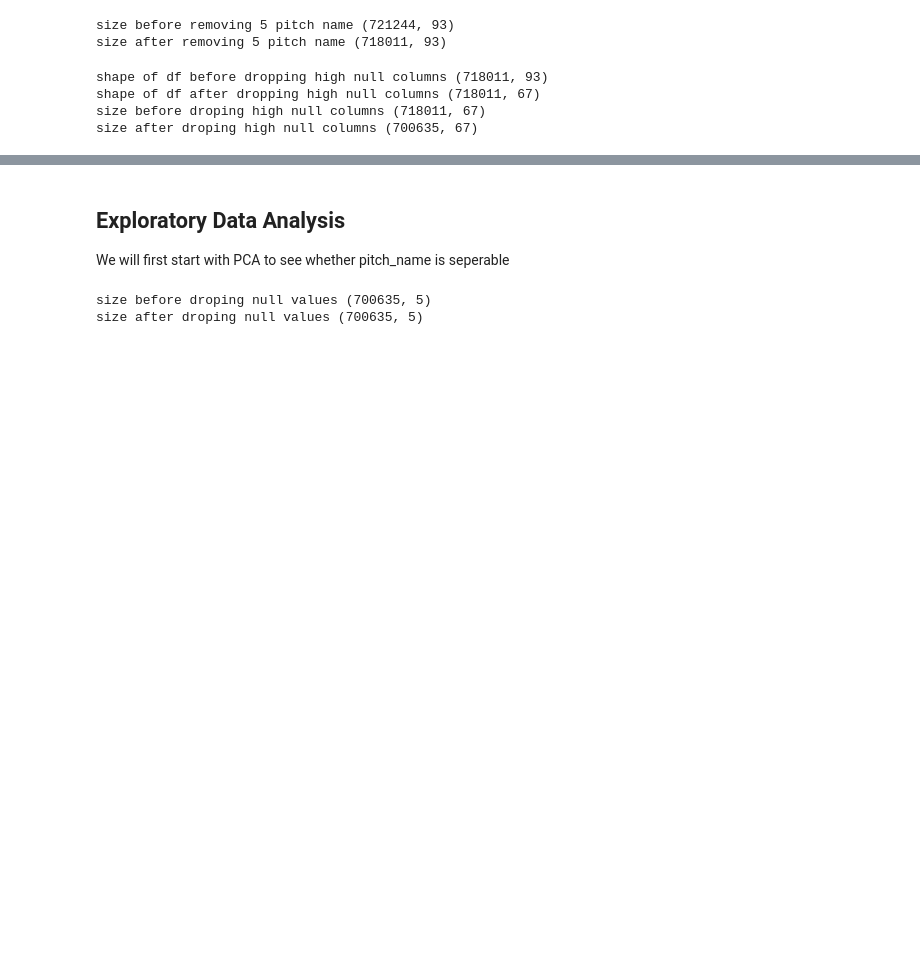
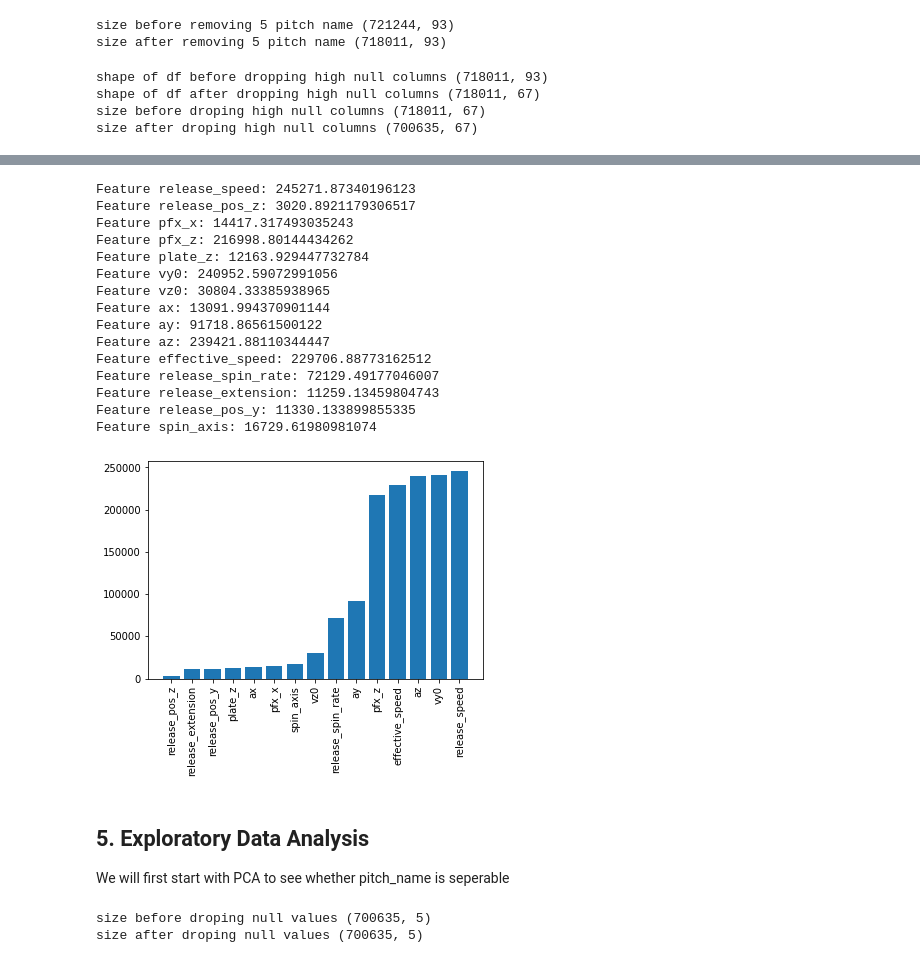
Before and after one commit to gihonglee/MLB_project, a Jupyter notebook: mlb-eda.ipynb, the cells around one changed output, grey strips where cells are left out. Drawn from its saved outputs; the diff is of its cells as text; code cells hidden in the pictures; blank space fills up the shorter version.

```diff
--- a/mlb-eda.ipynb
+++ b/mlb-eda.ipynb
@@ -88,0 +206,5 @@ size after droping high null columns (700635, 67)
+# %%
+# Choose X
+X_numerical = df.select_dtypes(include=np.number)
+Y_numerical = df.pitch_name
+print(X_numerical.columns)
@@ -88,0 +223,10 @@ size after droping high null columns (700635, 67)
+# %%
+X_numerical = X_numerical.drop(['Unnamed: 0', 'pitcher'], axis = 1)
+# %%
+# Create and fit selector
+selector = SelectKBest(score_func=f_classif, k=15)
+selector.fit(X_numerical, Y_numerical)
+# Get columns to keep and create new dataframe with those only
+cols = selector.get_support(indices=True)
+X_new = X_numerical.iloc[:,cols]
+X_new
@@ -89,5 +251,35 @@ size after droping high null columns (700635, 67)
+# %%
+input_features = selector.feature_names_in_
+score_dict = {}
+for i in range(len(selector.get_feature_names_out())):
+    name = selector.get_feature_names_out()[i]
+    score = selector.scores_[list(input_features).index(name)]
+    score_dict[name] = score
+    print(f'Feature {name}: {score}')
+# plot the scores
+score_dict = dict(sorted(score_dict.items(), key=lambda item: item[1]))
+plt.bar(score_dict.keys(), score_dict.values())
+plt.xticks(rotation = 90)
+plt.show()
+# %% [output]
+Feature release_speed: 245271.87340196123
+Feature release_pos_z: 3020.8921179306517
+Feature pfx_x: 14417.317493035243
+Feature pfx_z: 216998.80144434262
+Feature plate_z: 12163.929447732784
+Feature vy0: 240952.59072991056
+Feature vz0: 30804.33385938965
+Feature ax: 13091.994370901144
+Feature ay: 91718.86561500122
+Feature az: 239421.88110344447
+Feature effective_speed: 229706.88773162512
+Feature release_spin_rate: 72129.49177046007
+Feature release_extension: 11259.13459804743
+Feature release_pos_y: 11330.133899855335
+Feature spin_axis: 16729.61980981074
+[figure, added]
 # %% [markdown]
-## Exploratory Data Analysis
+## 5.  Exploratory Data Analysis
 
 We will first start with PCA to see whether pitch_name is seperable
 # %%
```
Also changed, not shown: parts of 38 cells of this notebook.
